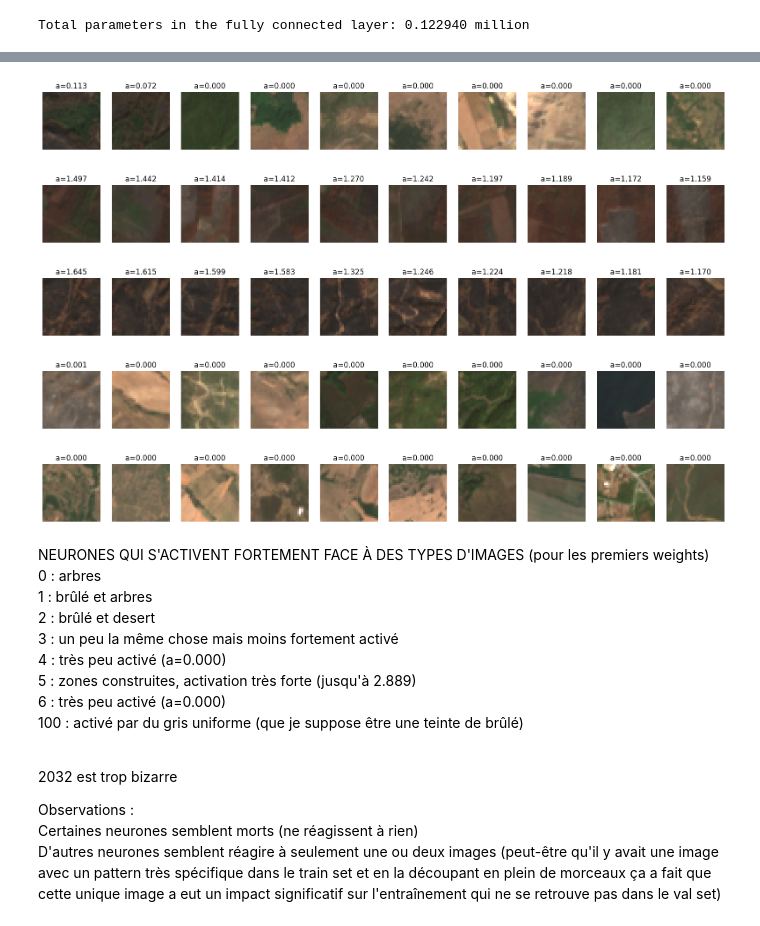
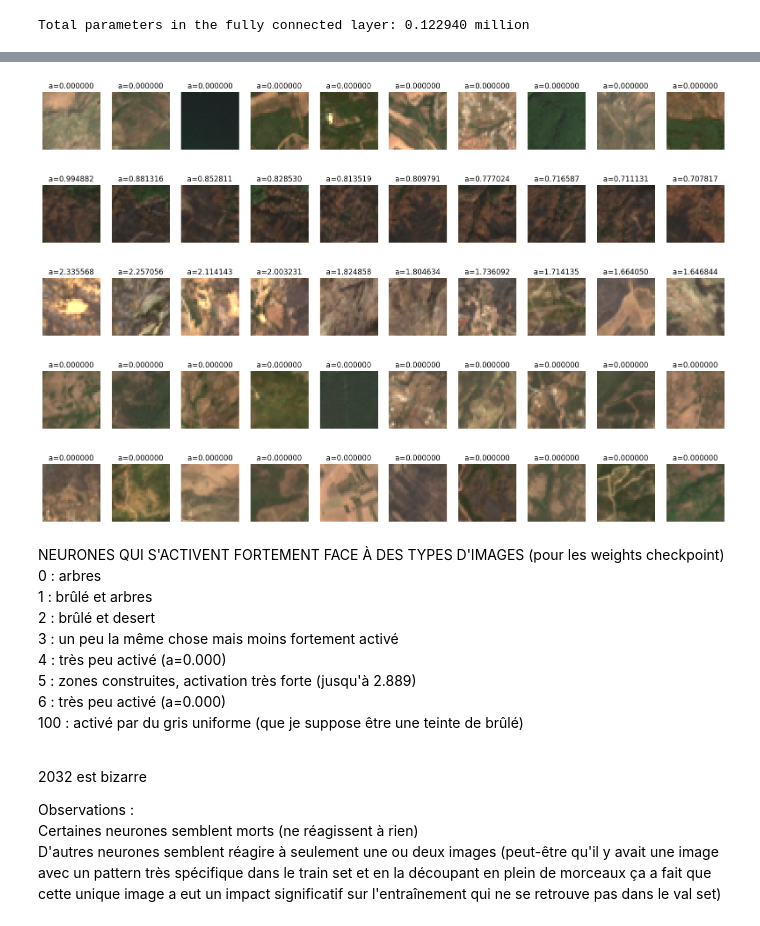
Before and after one commit to Carlosss543/stage_incendies, a Jupyter notebook: interprétabilité/interpretability.ipynb, the cells around one changed output, grey strips where cells are left out. Saved outputs shown, nothing was run; the diff lists cells and outputs as text; code cells hidden in the pictures.

```diff
--- a/interprétabilité/interpretability.ipynb
+++ b/interprétabilité/interpretability.ipynb
@@ -280,23 +225,21 @@ def images_trigger_neurone(neuron_index):
         img = top_imgs[idx]
         img = img.permute(1, 2, 0)  # (C,H,W) -> (H,W,C)
         ax.imshow((img+1)/2)
-        ax.set_title(f"a={top_activations[idx]:.3f}")
+        ax.set_title(f"a={top_activations[idx]:.6f}")
         ax.axis("off")
 
     plt.show()
-
-
-
-for i in range(5):
-    images_trigger_neurone(neuron_index=i)
-# %% [output]
-[figure, removed]
-[figure, removed]
-[figure, removed]
-[figure, removed]
-[figure, removed]
+# %%
+for i in range(10, 15):
+    images_trigger_neurone(neuron_index=i)
+# %% [output]
+[figure, added]
+[figure, added]
+[figure, added]
+[figure, added]
+[figure, added]
 # %% [markdown]
-NEURONES QUI S'ACTIVENT FORTEMENT FACE À DES TYPES D'IMAGES (pour les premiers weights) <br>
+NEURONES QUI S'ACTIVENT FORTEMENT FACE À DES TYPES D'IMAGES (pour les weights checkpoint) <br>
 0 : arbres <br>
 1 : brûlé et arbres <br>
 2 : brûlé et desert <br>
@@ -306,7 +249,7 @@ NEURONES QUI S'ACTIVENT FORTEMENT FACE À DES TYPES D'IMAGES (pour les premiers
 6 : très peu activé (a=0.000) <br>
 100 : activé par du gris uniforme (que je suppose être une teinte de brûlé) <br><br>
 
-2032 est trop bizarre <br>
+2032 est bizarre <br>
 
 Observations : <br>
 Certaines neurones semblent morts (ne réagissent à rien) <br>
```
Also changed, not shown: parts of 12 cells of this notebook, 10 other files.
